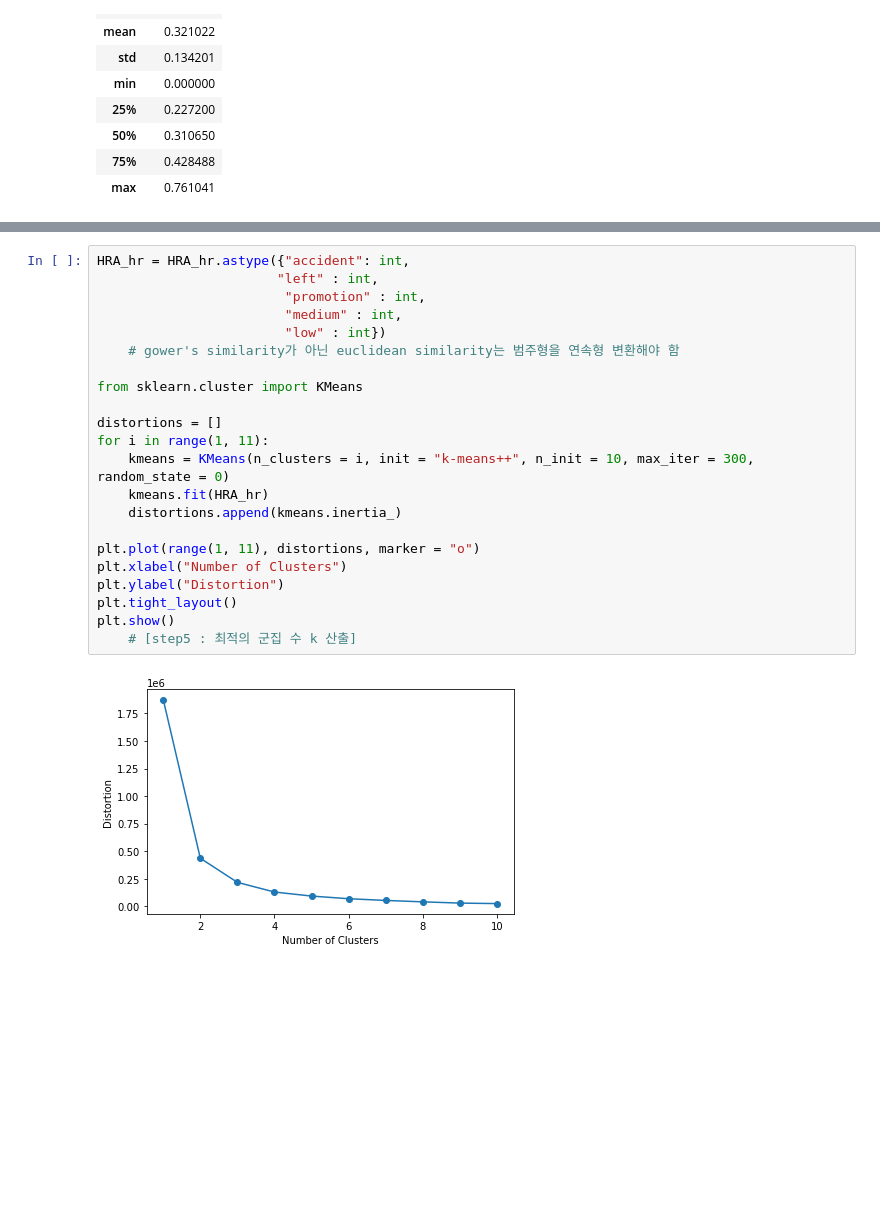
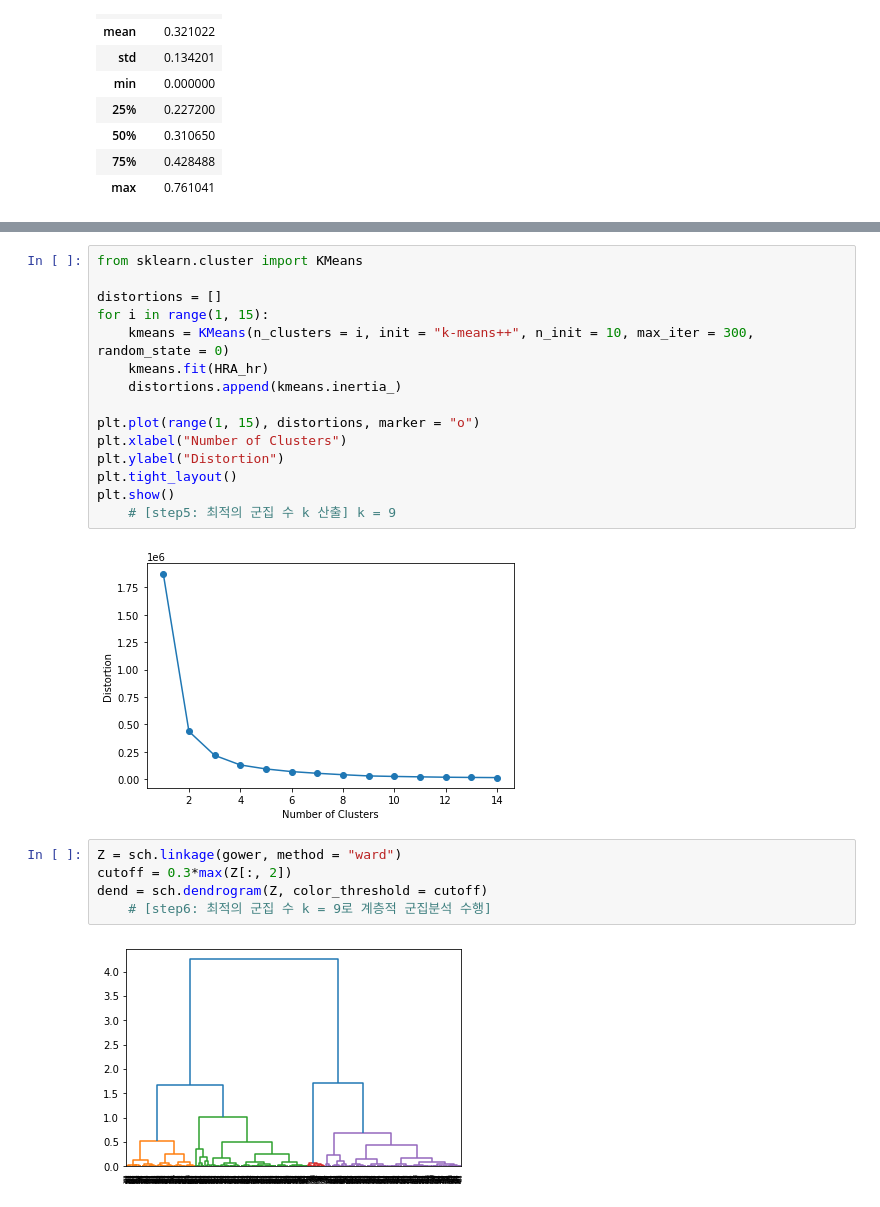
Before and after one commit to ksydata/Algorithm_DataStructure, a Jupyter notebook: data_analysis_ML.ipynb, the cells around one changed output, grey strips where cells are left out. Drawn from its saved outputs; the diff is of its cells as text; blank space fills up the shorter version.

```diff
--- a/data_analysis_ML.ipynb
+++ b/data_analysis_ML.ipynb
@@ -202,24 +228,24 @@ dend = sch.dendrogram(Z)
 # %%
-HRA_hr = HRA_hr.astype({"accident": int,
-                       "left" : int,
-                        "promotion" : int,
-                        "medium" : int,
-                        "low" : int})
-    # gower's similarity가 아닌 euclidean similarity는 범주형을 연속형 변환해야 함
-
 from sklearn.cluster import KMeans
 
 distortions = []
-for i in range(1, 11):
+for i in range(1, 15):
     kmeans = KMeans(n_clusters = i, init = "k-means++", n_init = 10, max_iter = 300, random_state = 0)
     kmeans.fit(HRA_hr)
     distortions.append(kmeans.inertia_)
 
-plt.plot(range(1, 11), distortions, marker = "o")
+plt.plot(range(1, 15), distortions, marker = "o")
 plt.xlabel("Number of Clusters")
 plt.ylabel("Distortion")
 plt.tight_layout()
 plt.show()
-    # [step5 : 최적의 군집 수 k 산출]
+    # [step5: 최적의 군집 수 k 산출] k = 9
 # %% [output]
-[figure, old version]
+[figure, new version]
+# %%
+Z = sch.linkage(gower, method = "ward")
+cutoff = 0.3*max(Z[:, 2])
+dend = sch.dendrogram(Z, color_threshold = cutoff)
+    # [step6: 최적의 군집 수 k = 9로 계층적 군집분석 수행]
+# %% [output]
+[figure, added]
```
Also changed, not shown: parts of 18 cells of this notebook.
